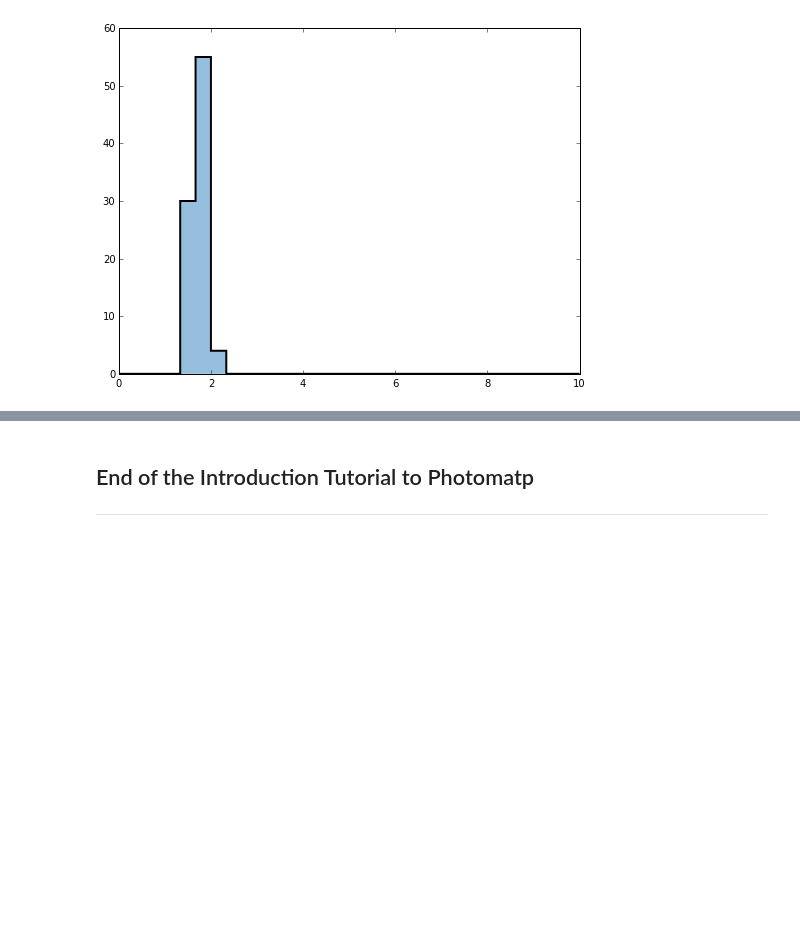
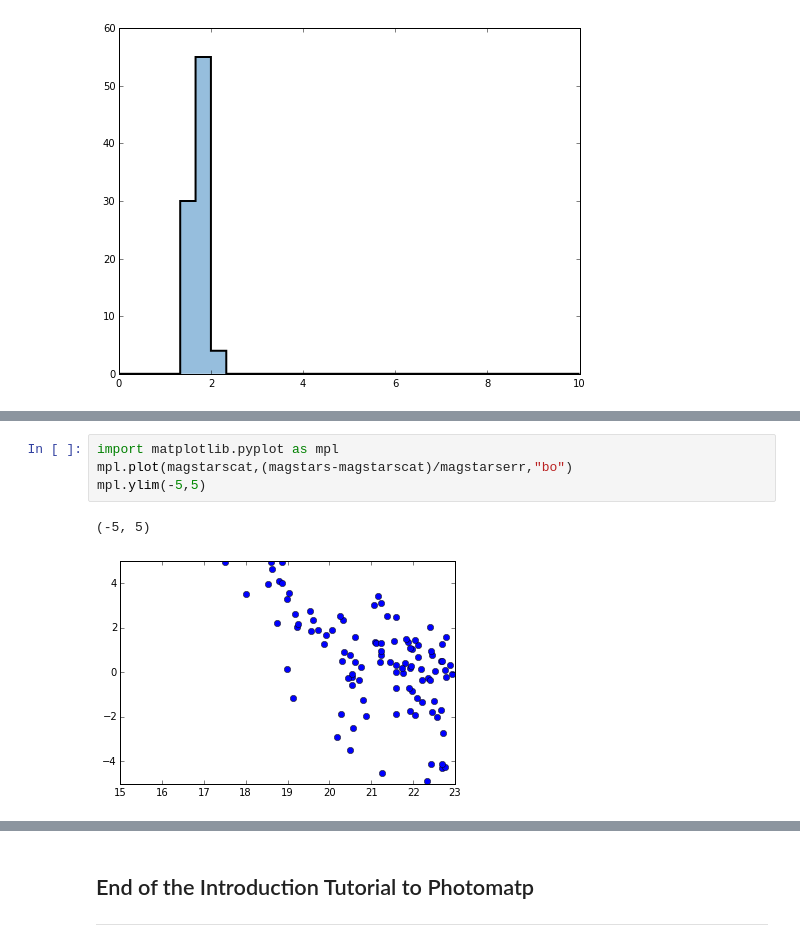
Before and after one commit to MickaelRigault/astrobject, a Jupyter notebook: notebooks/Tutorial_Collections__PhotoPoints.ipynb, the cells around one changed output, grey strips where cells are left out. Cells and saved outputs as stored; diff of their text form; blank space fills up the shorter version.

```diff
--- a/notebooks/Tutorial_Collections__PhotoPoints.ipynb
+++ b/notebooks/Tutorial_Collections__PhotoPoints.ipynb
@@ -474,0 +507,7 @@ sep.show_hist(toshow="a",
+# %%
+import matplotlib.pyplot as mpl
+mpl.plot(magstarscat,(magstars-magstarscat)/magstarserr,"bo")
+mpl.ylim(-5,5)
+# %% [output]
+(-5, 5)
+[figure, added]
```
Also changed, not shown: parts of 9 cells of this notebook, 3 other files.
